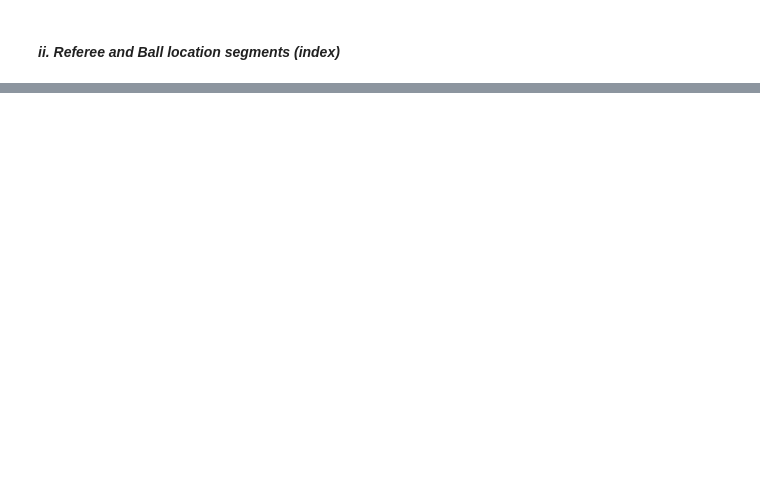
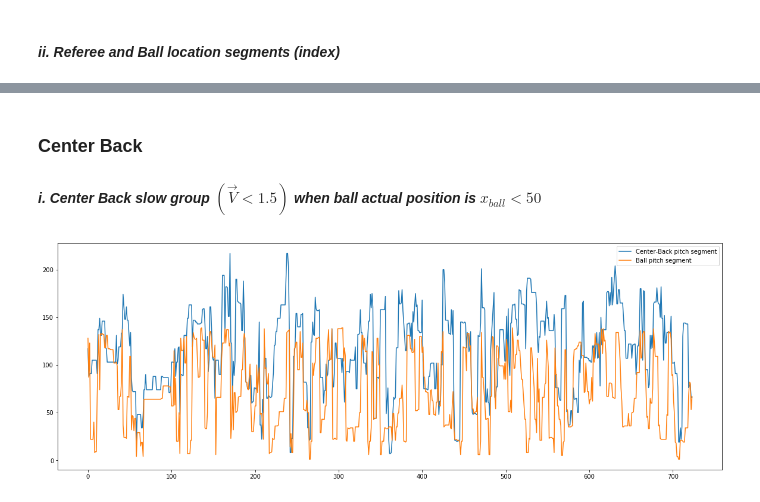
Before and after one commit to anaramirli/predict-soccer-ball-location, a Jupyter notebook: src/feature_analysis.ipynb, the cells around one changed output, grey strips where cells are left out. Drawn from its saved outputs; the diff is of its cells as text; code cells hidden in the pictures; blank space fills up the shorter version.

```diff
--- a/src/feature_analysis.ipynb
+++ b/src/feature_analysis.ipynb
@@ -509,0 +528,10 @@ df2 = pd.DataFrame({
+# %% [markdown]
+### Center Back
+
+#### *i. Center Back slow group $(\vec{V}<1.5)$ when ball actual position is $x_{ball}<50$*
+# %%
+plt.figure(figsize=(20,7))
+cb_df[['Center-Back pitch segment', 'Ball pitch segment']].plot(ax = plt.gca())
+plt.show()
+# %% [output]
+[figure, added]
```
Also changed, not shown: parts of 19 cells of this notebook.
